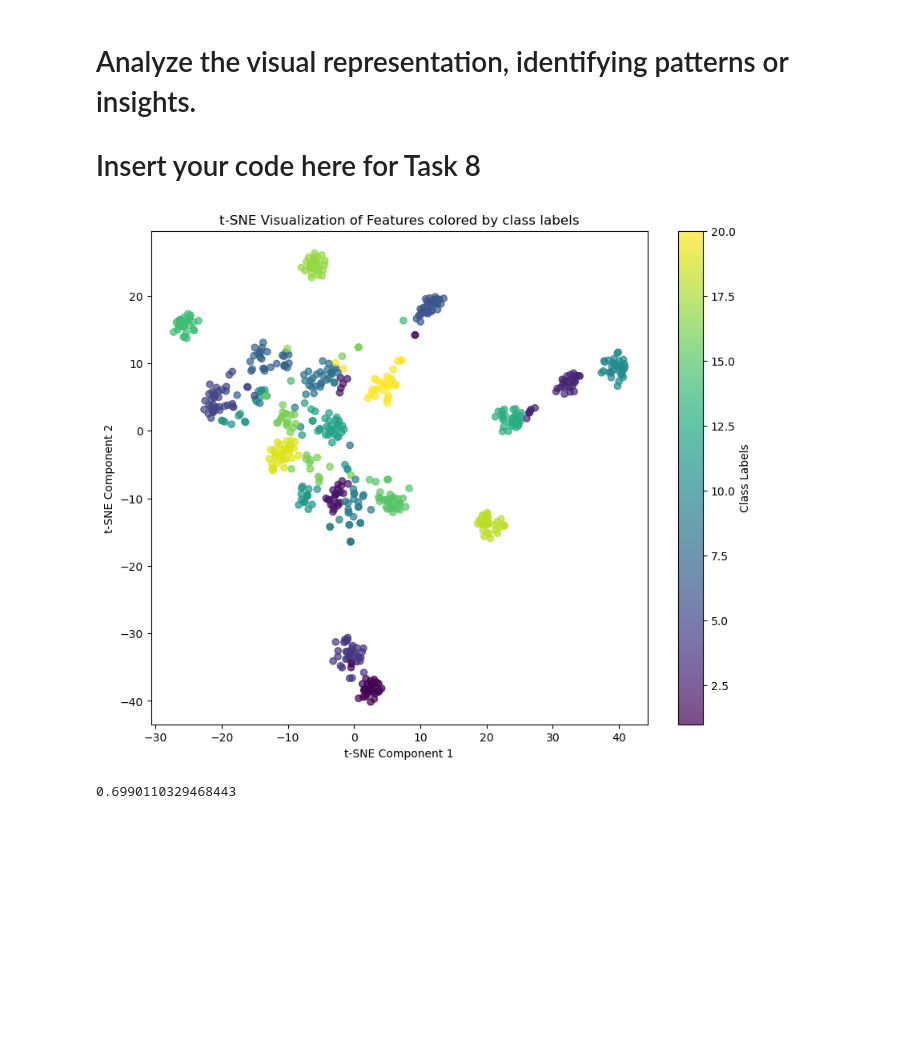
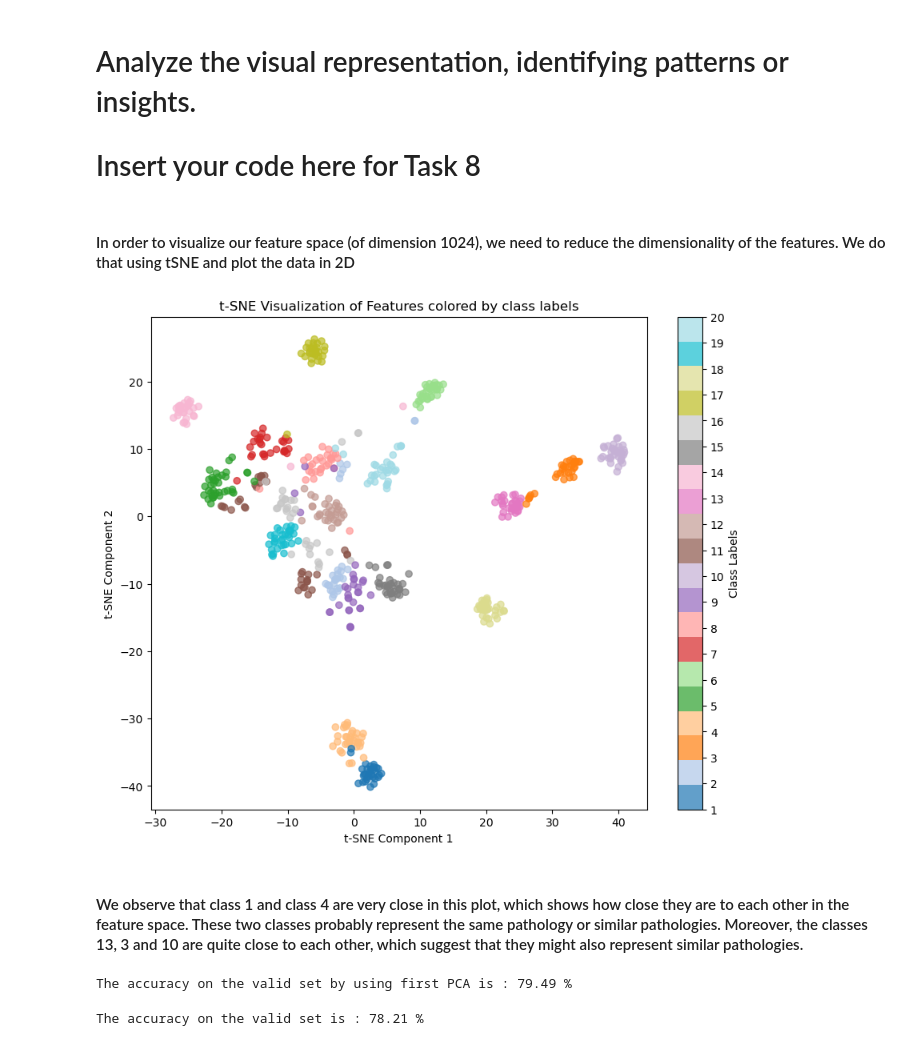
Before and after one commit to Sofiane-Sif/histopathology-ML-analysis, a Jupyter notebook: Assignment1.ipynb, the cells around one changed output. Saved outputs shown, nothing was run; the diff lists cells and outputs as text; code cells hidden in the pictures; blank space fills up the shorter version.

Commit message:
clean code, add markdown comments, use discrete colormap for tSNE

```diff
--- a/Assignment1.ipynb
+++ b/Assignment1.ipynb
@@ -285,32 +296,48 @@ KMeans accuracy after PCA dimensionality reduction: 82.05%
 # Analyze the visual representation, identifying patterns or insights.
 
 # Insert your code here for Task 8
+# %% [markdown]
+#### In order to visualize our feature space (of dimension 1024), we need to reduce the dimensionality of the features. We do that using tSNE and plot the data in 2D
 # %%
 from sklearn.manifold import TSNE
 import matplotlib.pyplot as plt
+from matplotlib.colors import ListedColormap, BoundaryNorm
 
 # Apply t-SNE for dimensionality reduction and visualization
 tsne = TSNE(n_components=2, random_state=42)
 features_tsne = tsne.fit_transform(features_train)
 
-# Plot the features in a lower dimension using t-SNE
-# TODO: Use discrete color map from matplotlib
+# Define the discrete colormap with integer values
+cmap_discrete = ListedColormap(plt.cm.tab20.colors[:20])
+norm_discrete = BoundaryNorm(range(1, 21), cmap_discrete.N)
+
+# Plot the features in a lower dimension using t-SNE with the discrete colormap
 plt.figure(figsize=(10, 8))
-plt.scatter(features_tsne[:, 0], features_tsne[:, 1], c=labels_train, cmap='viridis', alpha=0.7)
+scatter = plt.scatter(features_tsne[:, 0], features_tsne[:, 1], c=labels_train, cmap=cmap_discrete, alpha=0.7)
 plt.title('t-SNE Visualization of Features colored by class labels')
 plt.xlabel('t-SNE Component 1')
 plt.ylabel('t-SNE Component 2')
-plt.colorbar(label='Class Labels')
+plt.colorbar(scatter, ticks=range(1, 21), label='Class Labels')
 plt.show()
 # %% [output]
-[figure, old version]
+[figure, new version]
+# %% [markdown]
+#### We observe that class 1 and class 4 are very close in this plot, which shows how close they are to each other in the feature space. These two classes probably represent the same pathology or similar pathologies. Moreover, the classes 13, 3 and 10 are quite close to each other, which suggest that they might also represent similar pathologies.
 # %%
 clusters_validset = kmeans_pca.predict(pca.transform(features_valid))
 
-reordered_clusters_id = assign_labels_to_clusters(labels_valid, clusters_validset)
-ari_valid = adjusted_rand_score(labels_valid, reordered_clusters_id)
-nmi_valid = normalized_mutual_info_score(labels_valid, reordered_clusters_id)
+reordered_valid_clusters_id = assign_labels_to_clusters(labels_valid, clusters_validset)
 
-ari_valid # accuracy of clustering on valid set
+validset_accuracy = classification_accuracy(labels_valid, reordered_valid_clusters_id)
+print(f"The accuracy on the valid set by using first PCA is : {round(validset_accuracy,2)} %")
 # %% [output]
-0.6990110329468443
+The accuracy on the valid set by using first PCA is : 79.49 %
+# %%
+clusters_validset = kmeans.predict(features_valid)
+
+reordered_valid_clusters_id = assign_labels_to_clusters(labels_valid, clusters_validset)
+
+validset_accuracy = classification_accuracy(labels_valid, reordered_valid_clusters_id)
+print(f"The accuracy on the valid set is : {round(validset_accuracy,2)} %")
+# %% [output]
+The accuracy on the valid set is : 78.21 %
```
Also changed, not shown: parts of 12 cells of this notebook.
